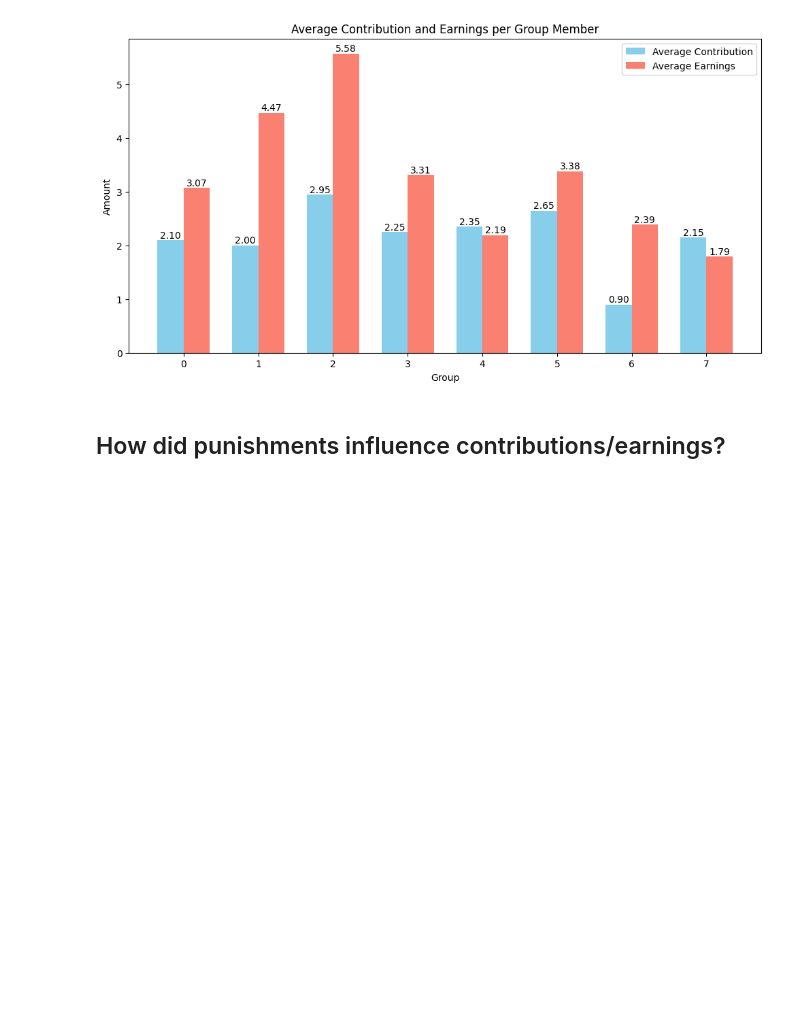
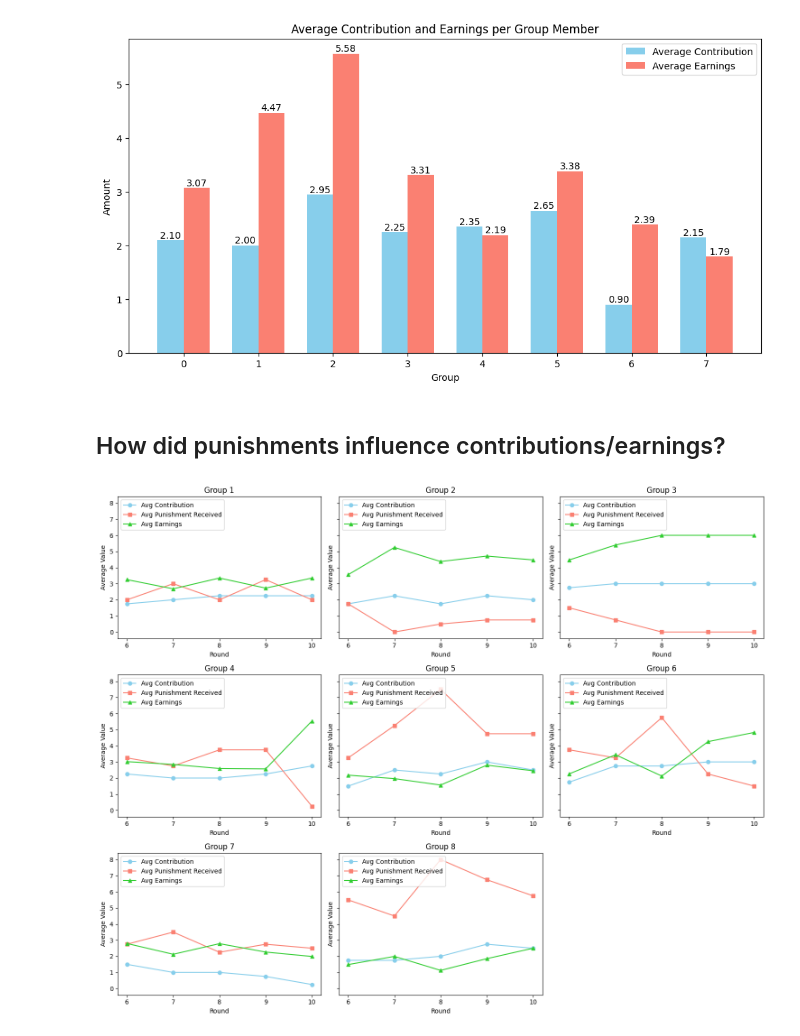
Before and after one commit to oak50/Voluntary-Contributions, a Jupyter notebook: EDA.ipynb, the cells around one changed output. Cells and saved outputs as stored; diff of their text form; code cells hidden in the pictures; blank space fills up the shorter version.

```diff
--- a/EDA.ipynb
+++ b/EDA.ipynb
@@ -358,3 +358,55 @@ plt.show()
 [figure]
 # %% [markdown]
 ## How did punishments influence contributions/earnings?
+# %%
+import pandas as pd
+import matplotlib.pyplot as plt
+
+# Load your data
+df = pd.read_csv("/workspace/Voluntary-Contributions/test_2.csv")
+
+# Prepare data by calculating group-wise averages for each round
+group_round_stats = df.groupby(['Group', 'Round']).agg({
+    'Contribution': 'mean',
+    'Punishment Received': 'mean',
+    'Earnings': 'mean'
+}).reset_index()
+
+# Get the unique groups for setting up subplots
+groups = group_round_stats['Group'].unique()
+
+# Set up a grid of subplots (one for each group)
+n_cols = 3
+n_rows = (len(groups) + n_cols - 1) // n_cols
+fig, axes = plt.subplots(n_rows, n_cols, figsize=(n_cols * 5, n_rows * 4), sharey=True)
+axes = axes.flatten()
+
+# Loop over each group to create a subplot
+for i, group in enumerate(groups):
+    # Filter data for the current group
+    group_data = group_round_stats[group_round_stats['Group'] == group]
+
+    # Plot average contribution, punishment received, and earnings across rounds
+    axes[i].plot(group_data['Round'], group_data['Contribution'], marker='o', label='Avg Contribution', color='skyblue')
+    axes[i].plot(group_data['Round'], group_data['Punishment Received'], marker='s', label='Avg Punishment Received', color='salmon')
+    axes[i].plot(group_data['Round'], group_data['Earnings'], marker='^', label='Avg Earnings', color='limegreen')
+
+    # Set titles and labels for each subplot
+    axes[i].set_title(f'Group {group}')
+    axes[i].set_xlabel('Round')
+    axes[i].set_ylabel('Average Value')
+    axes[i].legend(loc='upper left')
+
+    # Set x-ticks to be only 6, 7, 8, 9, 10
+    axes[i].set_xticks([6, 7, 8, 9, 10])
+    axes[i].set_xticklabels([6, 7, 8, 9, 10])
+
+# Hide any extra subplots if the grid is larger than the number of groups
+for j in range(i + 1, len(axes)):
+    fig.delaxes(axes[j])
+
+# Adjust layout for clarity
+plt.tight_layout()
+plt.show()
+# %% [output]
+[figure, added]
```
